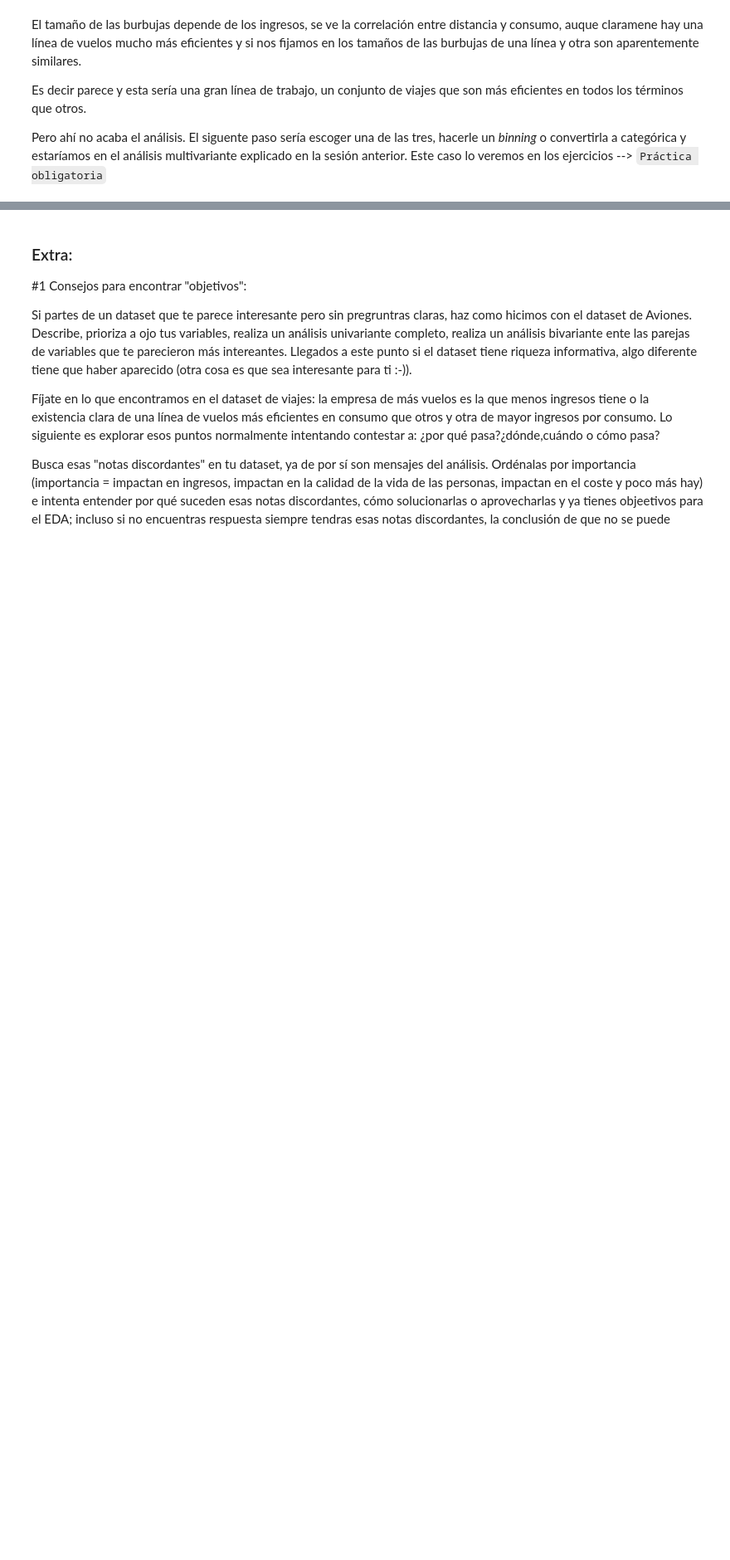
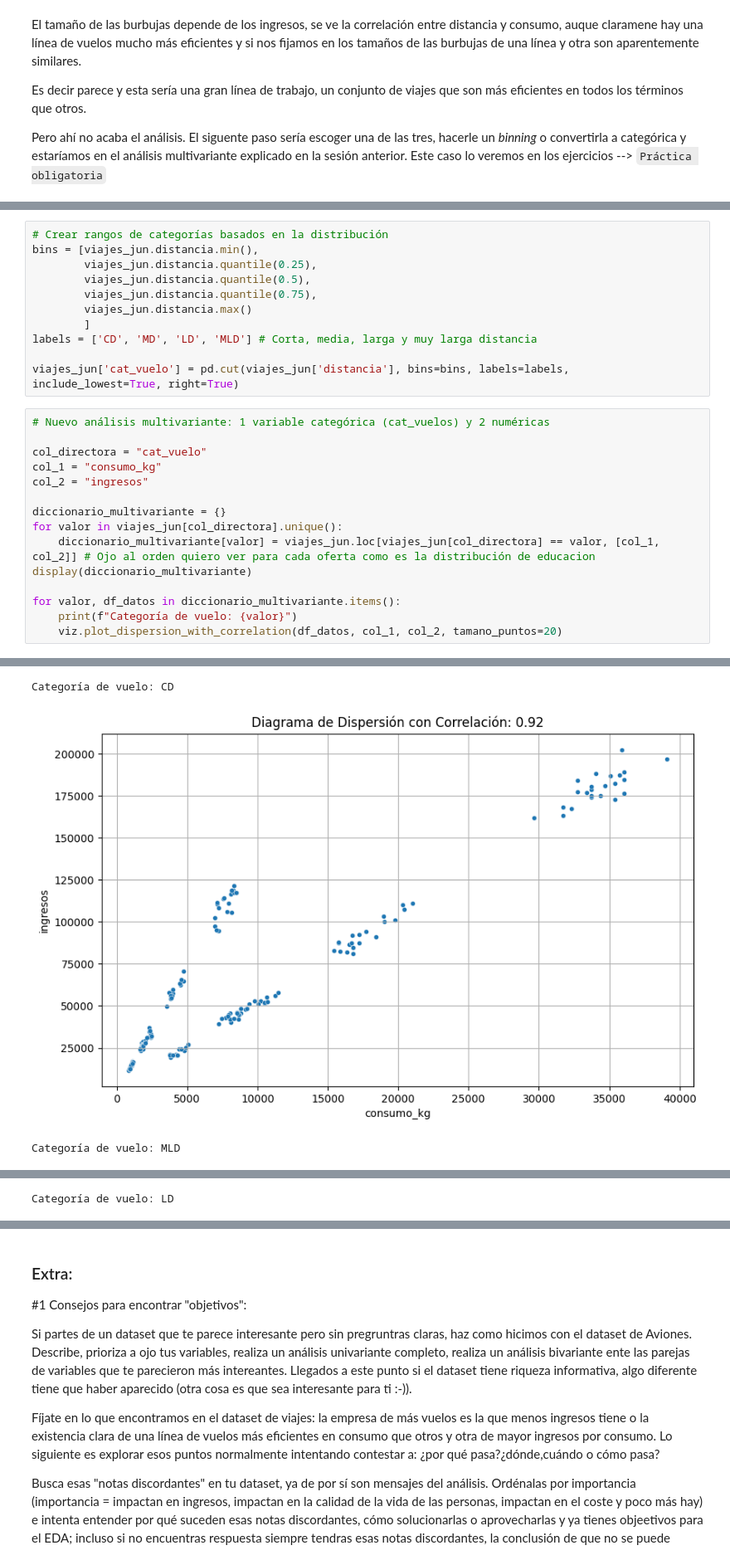
Before and after one commit to elecomexp/ONLINE_DS_THEBRIDGE_2024, a Jupyter notebook: 03_Analisis_Datos/S07_Analisis_Estadistico/U02_Bivariante/Practica_Obligatoria/18_Practica_Obligatoria_Multivariante.ipynb, the cells around one changed output, grey strips where cells are left out. Shown at 83% size. Saved outputs shown, nothing was run; the diff lists cells and outputs as text; blank space fills up the shorter version.

```diff
--- a/03_Analisis_Datos/S07_Analisis_Estadistico/U02_Bivariante/Practica_Obligatoria/18_Practica_Obligatoria_Multivariante.ipynb
+++ b/03_Analisis_Datos/S07_Analisis_Estadistico/U02_Bivariante/Practica_Obligatoria/18_Practica_Obligatoria_Multivariante.ipynb
@@ -533,0 +548,27 @@ Crea una variable categorica "cat_vuelo" a partir de distancias, escoge los rang
+# %%
+# Crear rangos de categorías basados en la distribución
+bins = [viajes_jun.distancia.min(),
+        viajes_jun.distancia.quantile(0.25),
+        viajes_jun.distancia.quantile(0.5),
+        viajes_jun.distancia.quantile(0.75),
+        viajes_jun.distancia.max()
+        ]
+labels = ['CD', 'MD', 'LD', 'MLD'] # Corta, media, larga y muy larga distancia
+
+viajes_jun['cat_vuelo'] = pd.cut(viajes_jun['distancia'], bins=bins, labels=labels, include_lowest=True, right=True)
+# %%
+# Nuevo análisis multivariante: 1 variable categórica (cat_vuelos) y 2 numéricas
+
+col_directora = "cat_vuelo"
+col_1 = "consumo_kg"
+col_2 = "ingresos"
+
+diccionario_multivariante = {}
+for valor in viajes_jun[col_directora].unique():
+    diccionario_multivariante[valor] = viajes_jun.loc[viajes_jun[col_directora] == valor, [col_1, col_2]] # Ojo al orden quiero ver para cada oferta como es la distribución de educacion
+display(diccionario_multivariante)
+
+for valor, df_datos in diccionario_multivariante.items():
+    print(f"Categoría de vuelo: {valor}")
+    viz.plot_dispersion_with_correlation(df_datos, col_1, col_2, tamano_puntos=20)
+# %% [output]
@@ -533,0 +592,3 @@ Crea una variable categorica "cat_vuelo" a partir de distancias, escoge los rang
+Categoría de vuelo: CD
+[figure, added]
+Categoría de vuelo: MLD
@@ -533,0 +596 @@ Crea una variable categorica "cat_vuelo" a partir de distancias, escoge los rang
+Categoría de vuelo: LD
```
Also changed, not shown: parts of 4 cells of this notebook.
